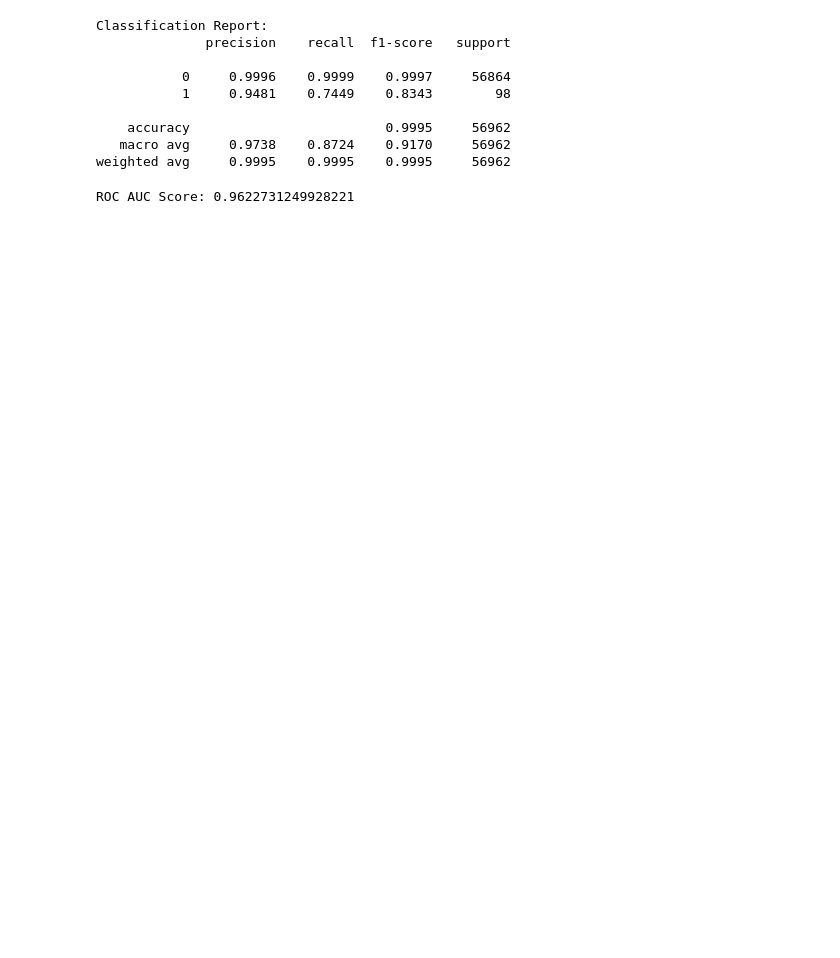
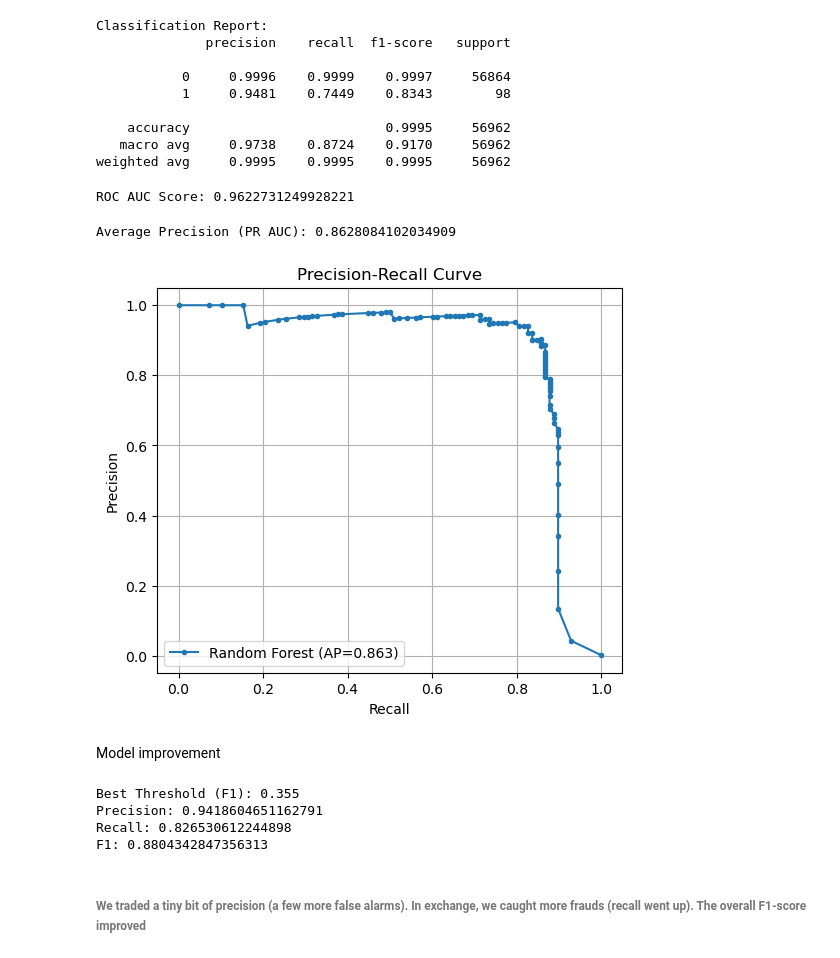
Before and after one commit to matin-zarei/Credit-card-Fraud, a Jupyter notebook: Main.ipynb, the cells around one changed output. Cells and saved outputs as stored; diff of their text form; code cells hidden in the pictures; blank space fills up the shorter version.

```diff
--- a/Main.ipynb
+++ b/Main.ipynb
@@ -206,14 +210,16 @@ x = df.drop('Class', axis=1)
 y = df['Class']
 # %%
 X_train, X_test, y_train, y_test = train_test_split( x, y, test_size=0.2, stratify=y, random_state=42)
+rf = RandomForestClassifier(random_state=1, class_weight='balanced',n_estimators=200)
-# %%
-rf = RandomForestClassifier(random_state=1, class_weight='balanced',n_estimators=200,)
 # %%
 rf.fit(X_train,y_train)
 # %% [output]
 RandomForestClassifier(class_weight='balanced', n_estimators=200,
                        random_state=1)
 # %%
-y_pred= rf.predict(X_test)
-y_proba = rf.predict_proba(X_test)[:, 1]
+y_pred= rf.predict(X_test) # predicted lables 0 ro 1 based on 0.5 default threshold: if a sample has fraud probability = 0.7 predicts 1
+y_proba = rf.predict_proba(X_test)[:, 1] # countinous probabilitie score between 0 and 1, like [0.3,0.7] 30 percent chance class 0 we
+
+# Compute precision and recall for different possible thresholds
+precision, recall, thresholds = precision_recall_curve(y_test, y_proba)
 # %%
@@ -240,3 +246,43 @@ weighted avg     0.9995    0.9995    0.9995     56962
 print("ROC AUC Score:", roc_auc_score(y_test, y_proba))
 # %% [output]
 ROC AUC Score: 0.9622731249928221
+# %%
+# Compute AUC (average precision)
+ap_score = average_precision_score(y_test, y_proba)
+print("Average Precision (PR AUC):", ap_score)
+
+# Plot curve
+plt.figure(figsize=(6, 5))
+plt.plot(recall, precision, marker='.', label=f'Random Forest (AP={ap_score:.3f})')
+plt.xlabel('Recall')
+plt.ylabel('Precision')
+plt.title('Precision-Recall Curve')
+plt.legend()
+plt.grid(True)
+plt.show()
+# %% [output]
+Average Precision (PR AUC): 0.8628084102034909
+[figure, added]
+# %% [markdown]
+Model improvement
+# %%
+# Finding best Threshold based on F1
+
+# Compute F1 for each threshold
+f1_scores = 2 * (precision * recall) / (precision + recall + 1e-6)
+
+# Find threshold that maximizes F1
+best_idx = np.argmax(f1_scores)
+best_threshold = thresholds[best_idx]
+
+print("Best Threshold (F1):", best_threshold)
+print("Precision:", precision[best_idx])
+print("Recall:", recall[best_idx])
+print("F1:", f1_scores[best_idx])
+# %% [output]
+Best Threshold (F1): 0.355
+Precision: 0.9418604651162791
+Recall: 0.826530612244898
+F1: 0.8804342847356313
+# %% [markdown]
+###### We traded a tiny bit of precision (a few more false alarms). In exchange, we caught more frauds (recall went up). The overall F1-score improved
```
Also changed, not shown: parts of 5 cells of this notebook.
